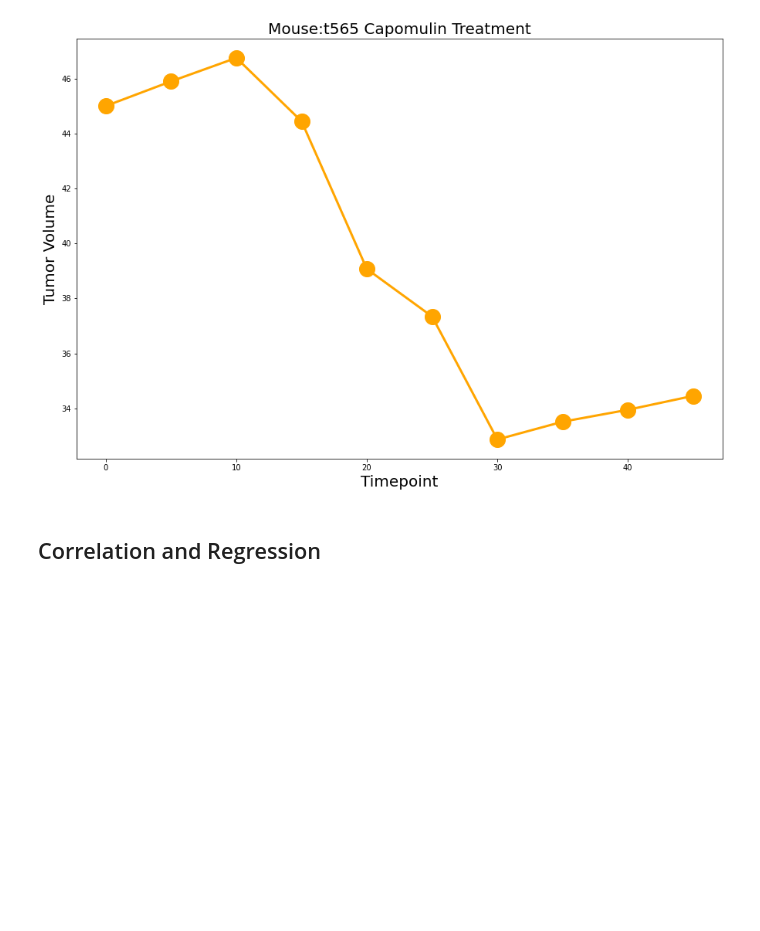
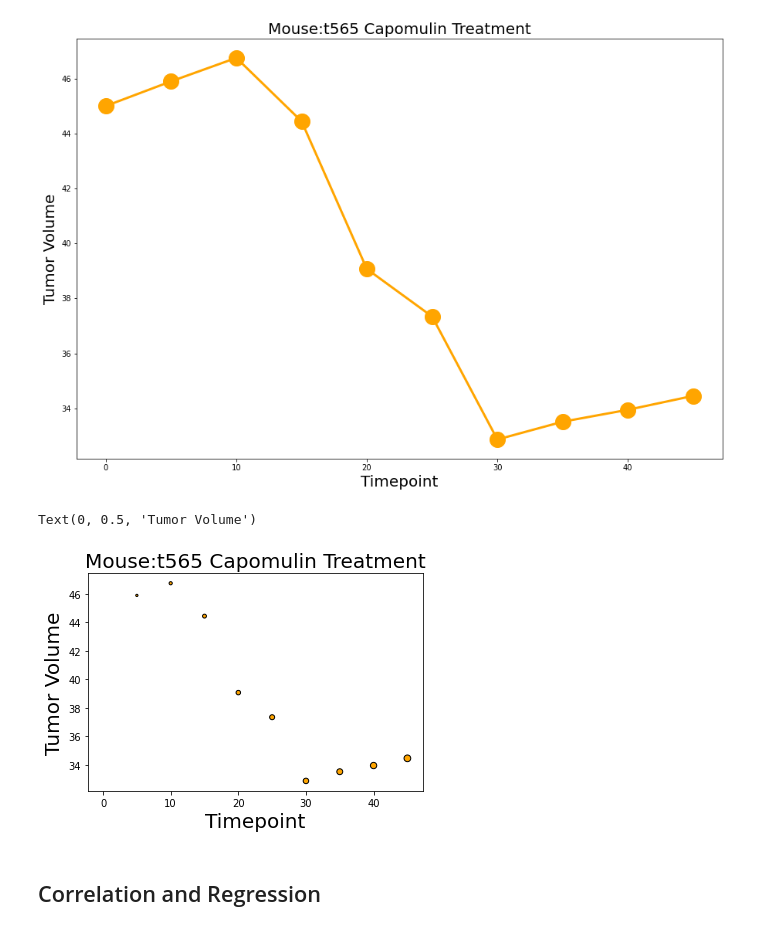
Before and after one commit to swanifereight/matplotlib-challenge, a Jupyter notebook: Pymaceuticals/pymaceuticals_starter.ipynb, the cells around one changed output. Cells and saved outputs as stored; diff of their text form; code cells hidden in the pictures; blank space fills up the shorter version.

Commit message:
scatter

```diff
--- a/Pymaceuticals/pymaceuticals_starter.ipynb
+++ b/Pymaceuticals/pymaceuticals_starter.ipynb
@@ -450,7 +450,13 @@ plt.show()
 [figure]
 # %%
 # Generate a scatter plot of average tumor volume vs. mouse weight for the Capomulin regimen
-#car_data.plot(kind="scatter", x="horsepower", y="mpg", grid=True, figsize=(8,8),title="MPG Vs. Horsepower"
+plt.scatter(x_axis,tumor_vol, marker="o",facecolors="orange", edgecolors= "black", s=x_axis)
+plt.title("Mouse:t565 Capomulin Treatment",fontsize = 20)
+plt.xlabel("Timepoint", fontsize = 20)
+plt.ylabel("Tumor Volume", fontsize = 20)
+# %% [output]
+Text(0, 0.5, 'Tumor Volume')
+[figure, added]
 # %% [markdown]
 ## Correlation and Regression
 # %%
```
